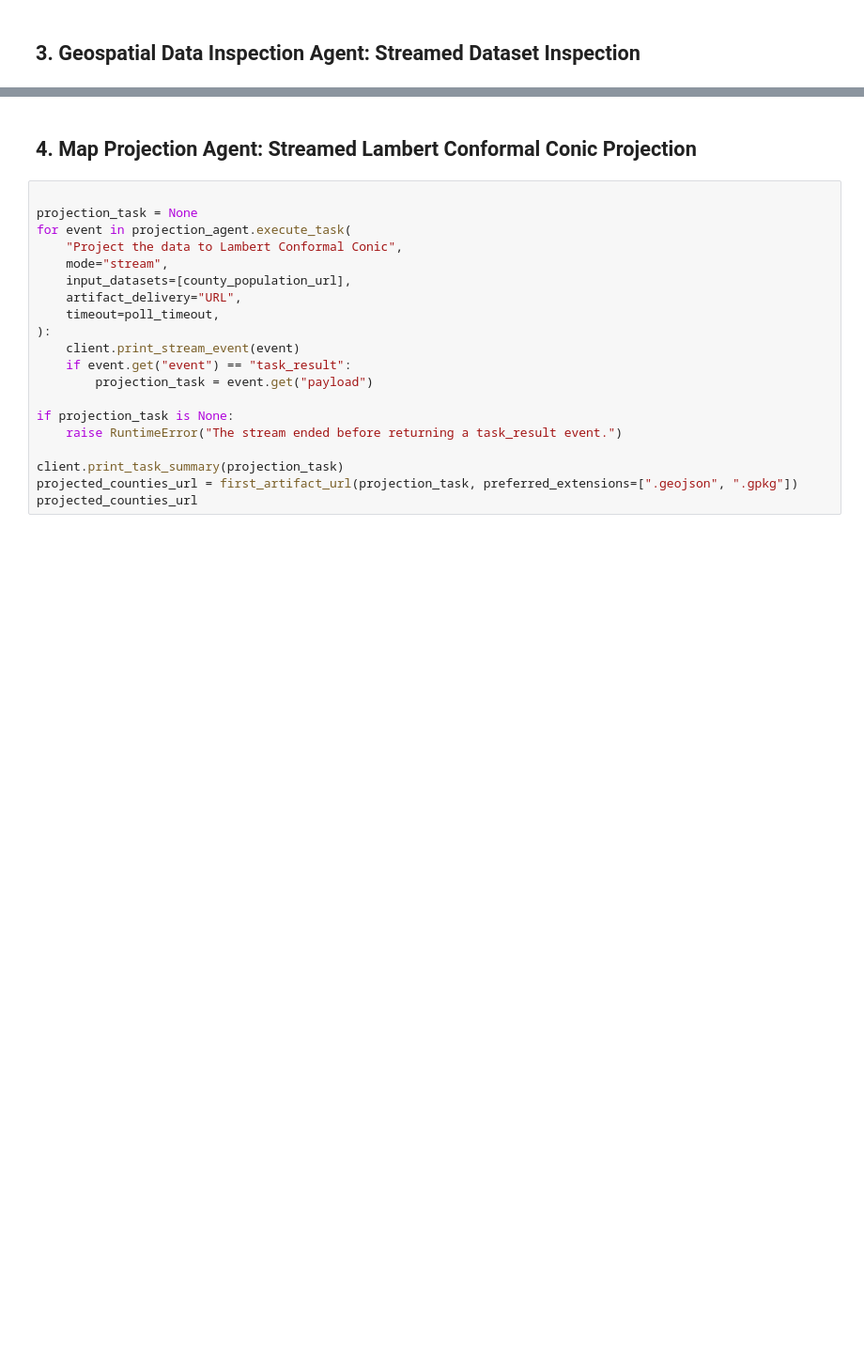
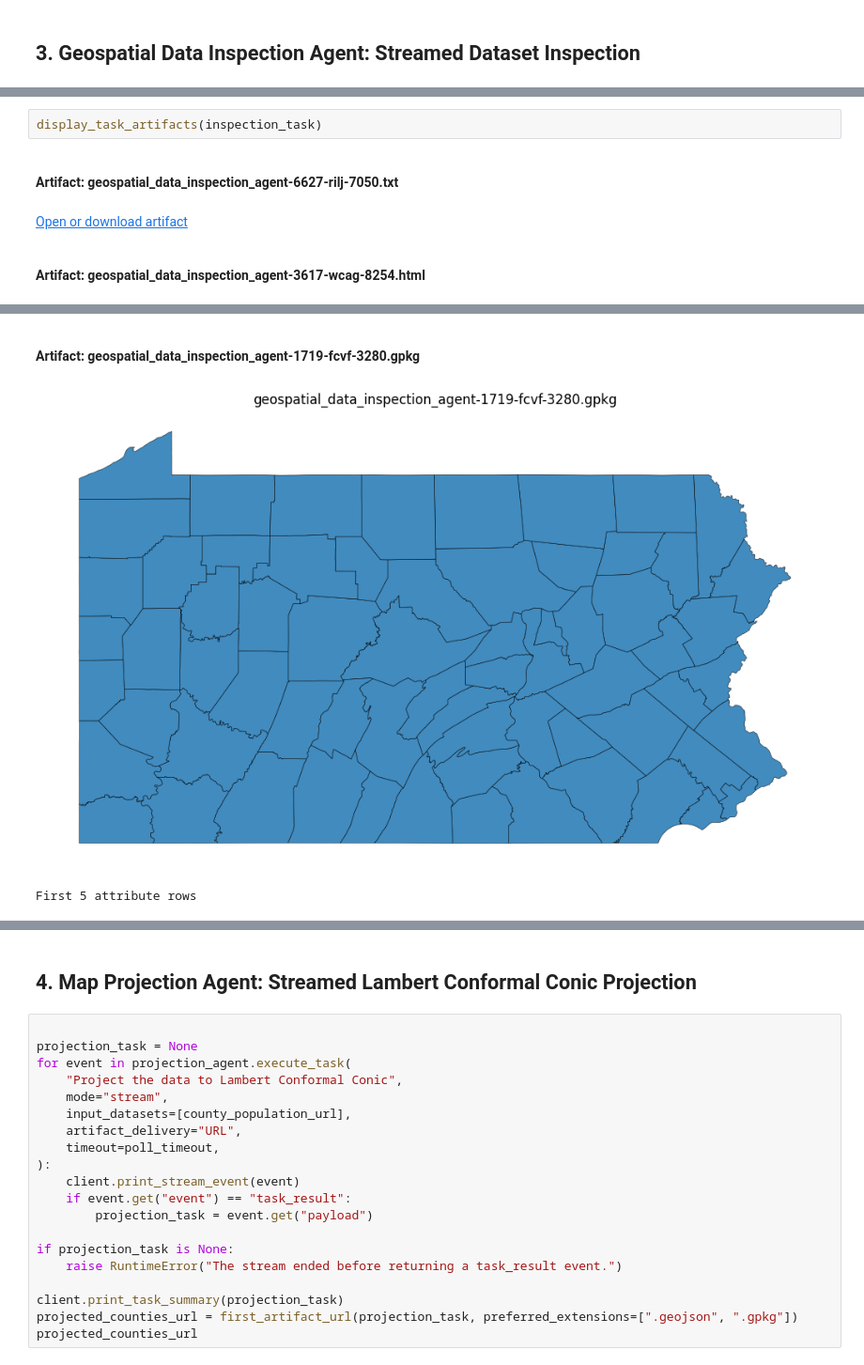
Before and after one commit to GIBD2015/Geospatial-Agentic-Services, a Jupyter notebook: examples_for_using_gas_services/all_agents_streaming_workflow.ipynb, the cells around one changed output, grey strips where cells are left out. Shown at 94% size. Drawn from its saved outputs; the diff is of its cells as text; blank space fills up the shorter version.

```diff
--- a/examples_for_using_gas_services/all_agents_streaming_workflow.ipynb
+++ b/examples_for_using_gas_services/all_agents_streaming_workflow.ipynb
@@ -158,0 +423,6 @@ client.print_task_summary(inspection_task)
+# %%
+display_task_artifacts(inspection_task)
+# %% [output]
+Artifact: geospatial_data_inspection_agent-6627-rilj-7050.txt
+Open or download artifact
+Artifact: geospatial_data_inspection_agent-3617-wcag-8254.html
@@ -158,0 +430,3 @@ client.print_task_summary(inspection_task)
+Artifact: geospatial_data_inspection_agent-1719-fcvf-3280.gpkg
+[figure, added]
+First 5 attribute rows
```
Also changed, not shown: parts of 27 cells of this notebook, 10 other files.
